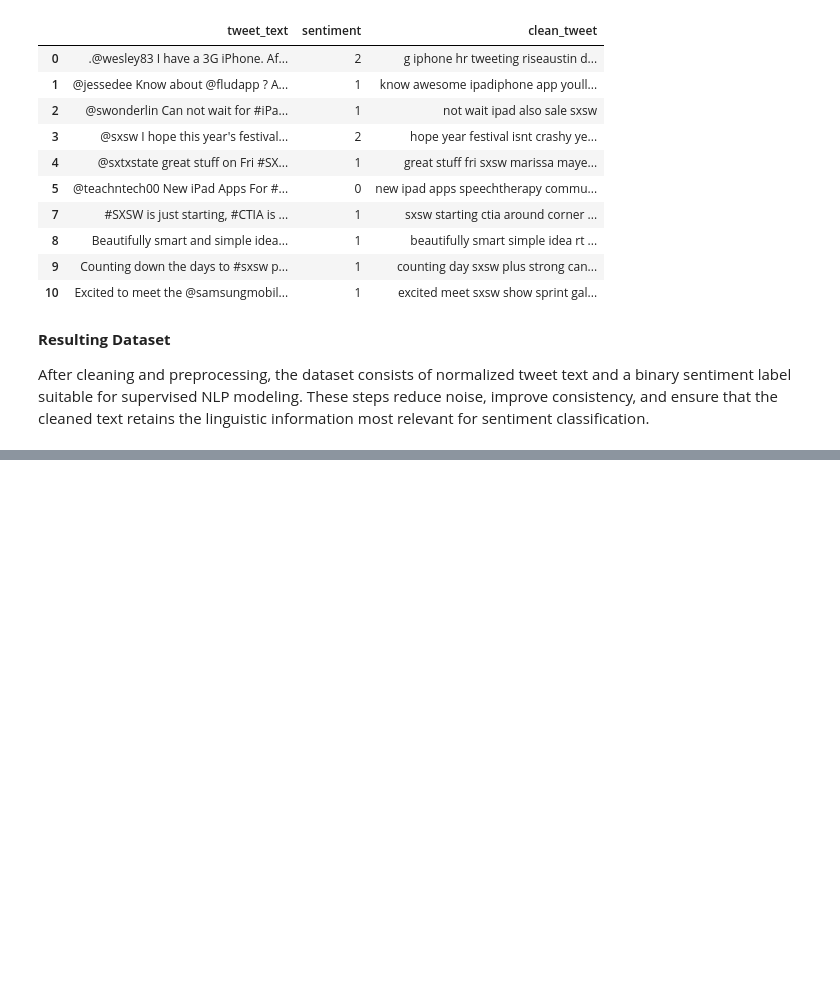
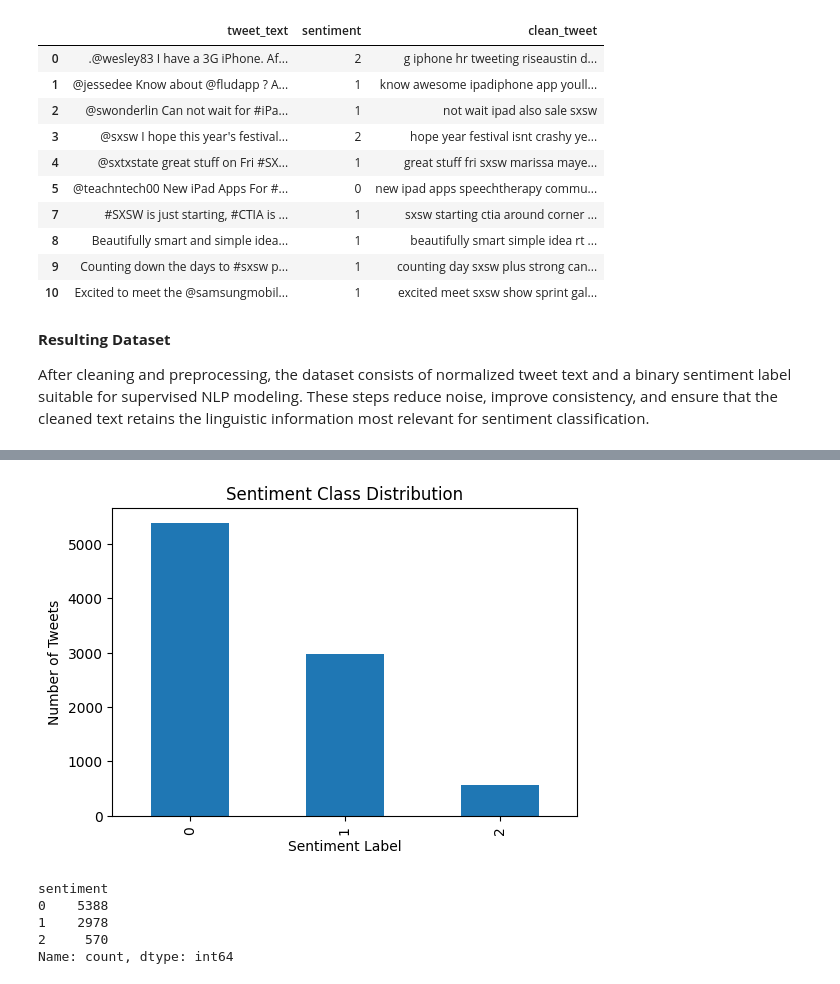
Before and after one commit to sheillamacharia/twitter_brand_sentiment_nlp, a Jupyter notebook: Notebooks/Sheila.ipynb, the cells around one changed output, grey strips where cells are left out. Saved outputs shown, nothing was run; the diff lists cells and outputs as text; code cells hidden in the pictures; blank space fills up the shorter version.

```diff
--- a/Notebooks/Sheila.ipynb
+++ b/Notebooks/Sheila.ipynb
@@ -291,0 +311,20 @@ After cleaning and preprocessing, the dataset consists of normalized tweet text
+# %%
+# Count sentiment classes
+sentiment_counts = df['sentiment'].value_counts().sort_index()
+
+# Plot class distribution
+plt.figure(figsize=(6, 4))
+sentiment_counts.plot(kind='bar')
+plt.title('Sentiment Class Distribution')
+plt.xlabel('Sentiment Label')
+plt.ylabel('Number of Tweets')
+plt.show()
+
+sentiment_counts
+# %% [output]
+[figure, added]
+sentiment
+0    5388
+1    2978
+2     570
+Name: count, dtype: int64
```
Also changed, not shown: parts of 17 cells of this notebook.
